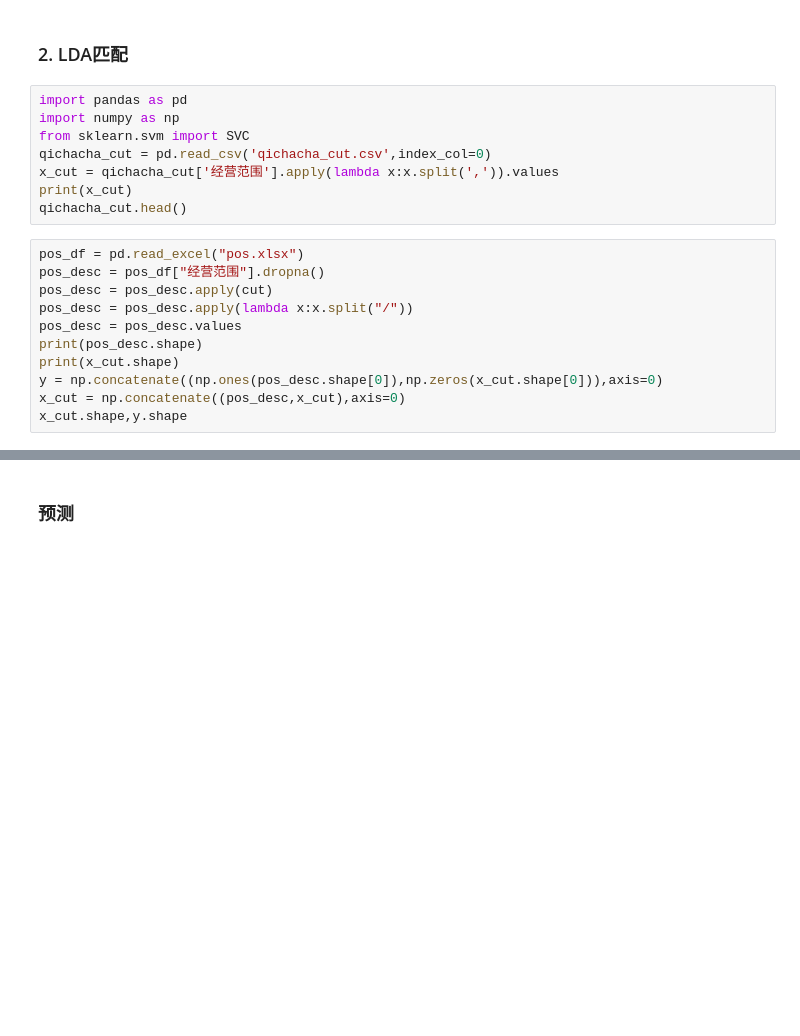
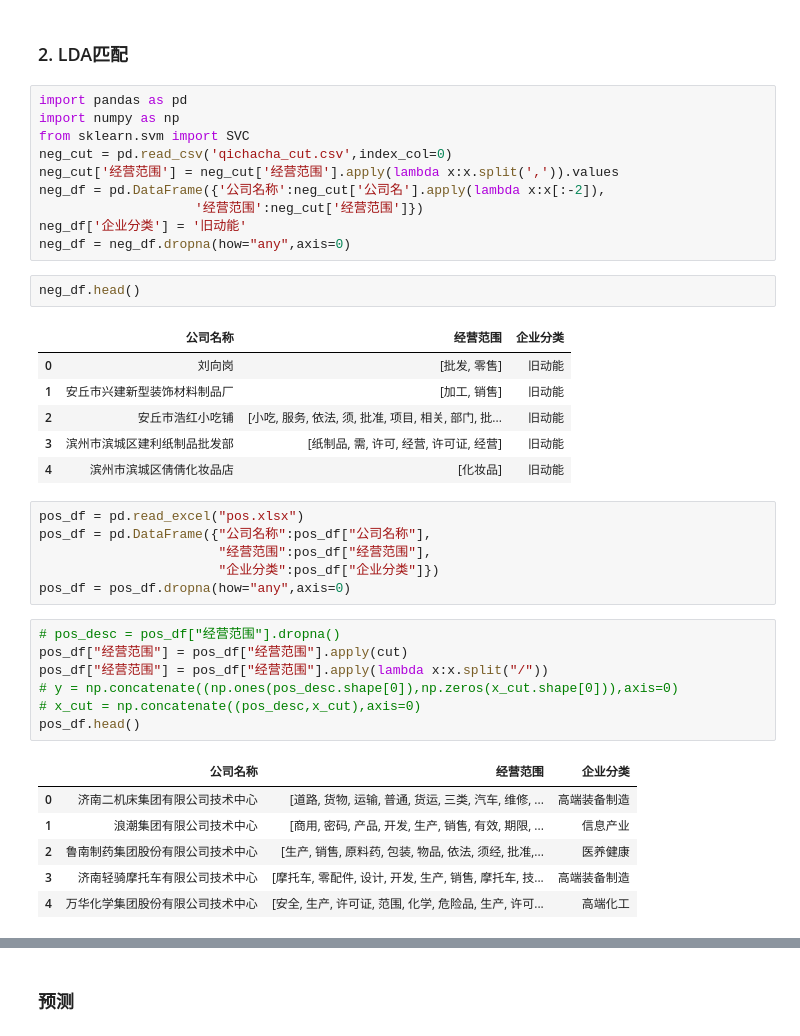
Before and after one commit to lj72808up/DeepLearning, a Jupyter notebook: 新旧动能.ipynb, the cells around one changed output, grey strips where cells are left out. Cells and saved outputs as stored; diff of their text form; blank space fills up the shorter version.

```diff
--- a/新旧动能.ipynb
+++ b/新旧动能.ipynb
@@ -99,18 +131,38 @@ judge_by_official(desc,location)
 import pandas as pd
 import numpy as np
 from sklearn.svm import SVC
-qichacha_cut = pd.read_csv('qichacha_cut.csv',index_col=0)
-x_cut = qichacha_cut['经营范围'].apply(lambda x:x.split(',')).values
-print(x_cut)
-qichacha_cut.head()
+neg_cut = pd.read_csv('qichacha_cut.csv',index_col=0)
+neg_cut['经营范围'] = neg_cut['经营范围'].apply(lambda x:x.split(',')).values
+neg_df = pd.DataFrame({'公司名称':neg_cut['公司名'].apply(lambda x:x[:-2]),
+                    '经营范围':neg_cut['经营范围']})
+neg_df['企业分类'] = '旧动能'
+neg_df = neg_df.dropna(how="any",axis=0)
+# %%
+neg_df.head()
+# %% [output]
+|  | 公司名称 | 经营范围 | 企业分类 |
+| 0 | 刘向岗 | [批发, 零售] | 旧动能 |
+| 1 | 安丘市兴建新型装饰材料制品厂 | [加工, 销售] | 旧动能 |
+| 2 | 安丘市浩红小吃铺 | [小吃, 服务, 依法, 须, 批准, 项目, 相关, 部门, 批... | 旧动能 |
+| 3 | 滨州市滨城区建利纸制品批发部 | [纸制品, 需, 许可, 经营, 许可证, 经营] | 旧动能 |
+| 4 | 滨州市滨城区倩倩化妆品店 | [化妆品] | 旧动能 |
+# %%
+pos_df = pd.read_excel("pos.xlsx")
+pos_df = pd.DataFrame({"公司名称":pos_df["公司名称"],
+                       "经营范围":pos_df["经营范围"],
+                       "企业分类":pos_df["企业分类"]})
+pos_df = pos_df.dropna(how="any",axis=0)
 # %%
-pos_df = pd.read_excel("pos.xlsx")
-pos_desc = pos_df["经营范围"].dropna()
-pos_desc = pos_desc.apply(cut)
-pos_desc = pos_desc.apply(lambda x:x.split("/"))
-pos_desc = pos_desc.values
-print(pos_desc.shape)
-print(x_cut.shape)
-y = np.concatenate((np.ones(pos_desc.shape[0]),np.zeros(x_cut.shape[0])),axis=0)
-x_cut = np.concatenate((pos_desc,x_cut),axis=0)
-x_cut.shape,y.shape
+# pos_desc = pos_df["经营范围"].dropna()
+pos_df["经营范围"] = pos_df["经营范围"].apply(cut)
+pos_df["经营范围"] = pos_df["经营范围"].apply(lambda x:x.split("/"))
+# y = np.concatenate((np.ones(pos_desc.shape[0]),np.zeros(x_cut.shape[0])),axis=0)
+# x_cut = np.concatenate((pos_desc,x_cut),axis=0)
+pos_df.head()
+# %% [output]
+|  | 公司名称 | 经营范围 | 企业分类 |
+| 0 | 济南二机床集团有限公司技术中心 | [道路, 货物, 运输, 普通, 货运, 三类, 汽车, 维修, ... | 高端装备制造 |
+| 1 | 浪潮集团有限公司技术中心 | [商用, 密码, 产品, 开发, 生产, 销售, 有效, 期限, ... | 信息产业 |
+| 2 | 鲁南制药集团股份有限公司技术中心 | [生产, 销售, 原料药, 包装, 物品, 依法, 须经, 批准,... | 医养健康 |
+| 3 | 济南轻骑摩托车有限公司技术中心 | [摩托车, 零配件, 设计, 开发, 生产, 销售, 摩托车, 技... | 高端装备制造 |
+| 4 | 万华化学集团股份有限公司技术中心 | [安全, 生产, 许可证, 范围, 化学, 危险品, 生产, 许可... | 高端化工 |
```
Also changed, not shown: parts of 16 cells of this notebook, 32 other files.
